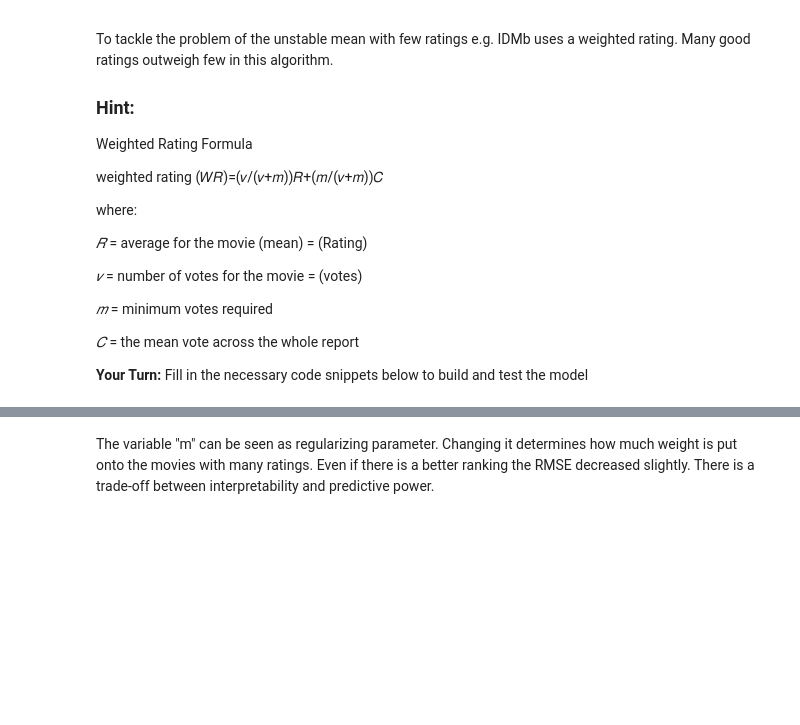
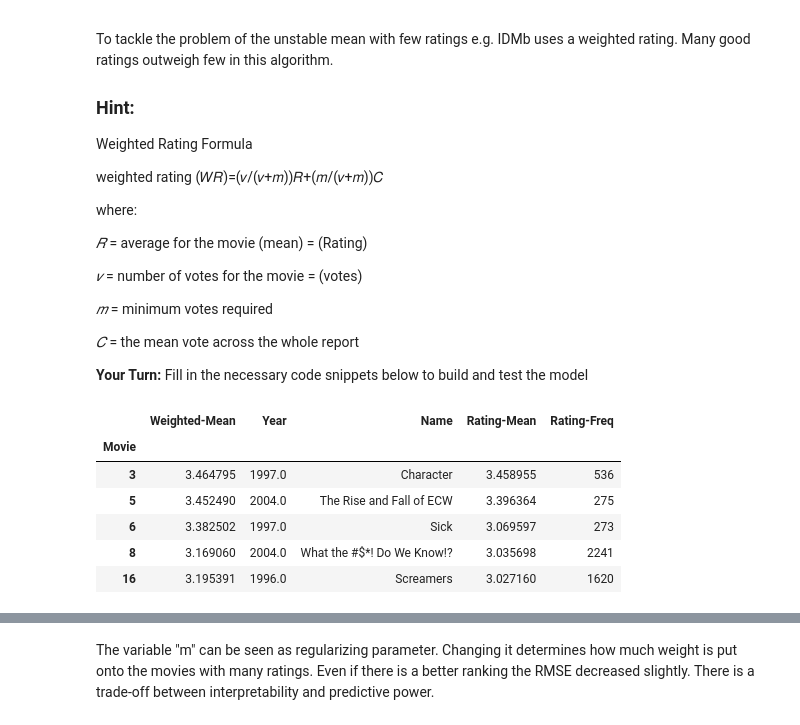
Before and after one commit to samirsebbah/mec-mini-projects, a Jupyter notebook: mec-17.4.1-recommendation-systems-mini-project/Mini_Project_Recommendation_Systems.ipynb, the cells around one changed output, grey strips where cells are left out. Cells and saved outputs as stored; diff of their text form; code cells hidden in the pictures; blank space fills up the shorter version.

```diff
--- a/mec-17.4.1-recommendation-systems-mini-project/Mini_Project_Recommendation_Systems.ipynb
+++ b/mec-17.4.1-recommendation-systems-mini-project/Mini_Project_Recommendation_Systems.ipynb
@@ -441,13 +512,25 @@ R = df_p.mean(axis=0).values
 v = df_p.count().values
 # %%
 # Weighted formula to compute the weighted rating
-weighted_score = <YOUR CODE HERE>
+weighted_score = (v / (v + m)) * R + (m / (v + m)) * C
 # %%
 # convert weighted_score into a dataframe
-weighted_mean = <YOUR CODE HERE>
+weighted_mean = pd.DataFrame(weighted_score, index=df_p.columns, columns=['Weighted-Mean'])
+
+# Combine the aggregated dataframes (weighted_mean & movie_titles)
+combined_df = weighted_mean.join(movie_titles)
+combined_df.head(5)
 
 # Combine the aggregated dataframes (wighted_mean & movie_titles)
-combined_df = <YOUR CODE HERE>
+combined_df = weighted_mean.join(movie_titles).join(ratings_mean).join(ratings_count)
 combined_df.head(5)
+# %% [output]
+|  | Weighted-Mean | Year | Name | Rating-Mean | Rating-Freq |
+| Movie |  |  |  |  |  |
+| 3 | 3.464795 | 1997.0 | Character | 3.458955 | 536 |
+| 5 | 3.452490 | 2004.0 | The Rise and Fall of ECW | 3.396364 | 275 |
+| 6 | 3.382502 | 1997.0 | Sick | 3.069597 | 273 |
+| 8 | 3.169060 | 2004.0 | What the #$*! Do We Know!? | 3.035698 | 2241 |
+| 16 | 3.195391 | 1996.0 | Screamers | 3.027160 | 1620 |
 # %%
 # Join labels and predictions based on mean movie rating
```
Also changed, not shown: parts of 46 cells of this notebook.
